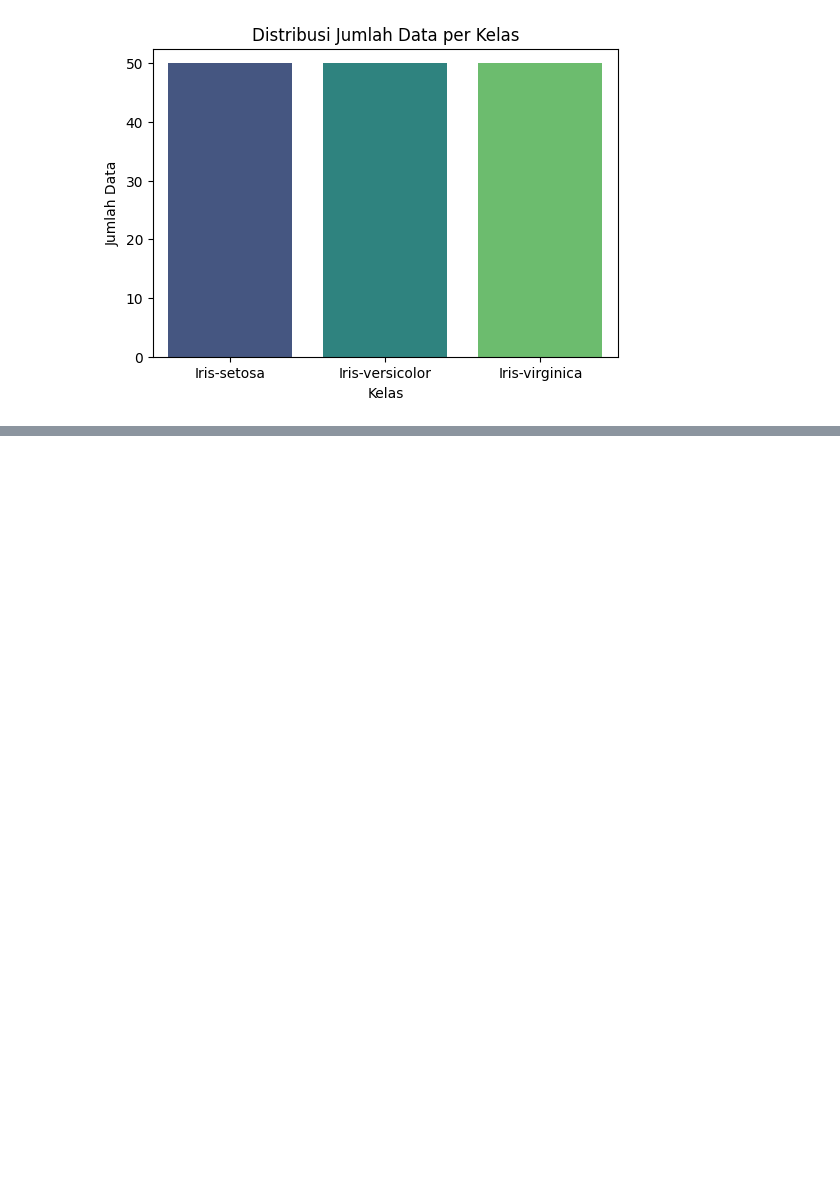
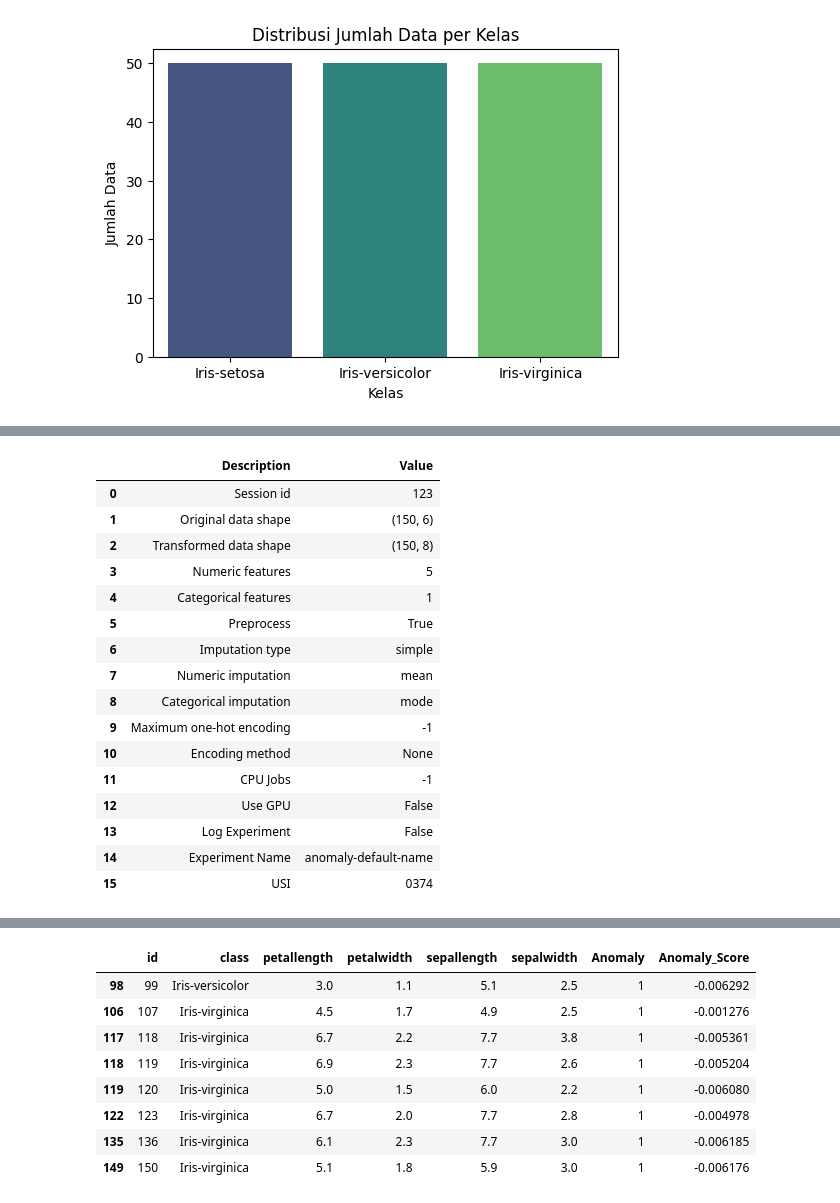
Before and after one commit to AqbilBarakaa/psd, a Jupyter notebook: psd/_build/jupyter_execute/DataUnderstanding.ipynb, the cells around one changed output, grey strips where cells are left out. Cells and saved outputs as stored; diff of their text form; code cells hidden in the pictures; blank space fills up the shorter version.

```diff
--- a/psd/_build/jupyter_execute/DataUnderstanding.ipynb
+++ b/psd/_build/jupyter_execute/DataUnderstanding.ipynb
@@ -351,0 +361,18 @@ Passing `palette` without assigning `hue` is deprecated and will be removed in v
+# %%
+import pandas as pd
+
+# baca dataset dari CSV
+dataset = pd.read_csv("data_gabungan_iris.csv")
+
+# copy ke variabel data
+data = dataset.copy()
+
+# cek missing value
+loss = data.isnull().sum()
+
+# hasil
+result = pd.DataFrame({
+    'Column': loss.index,
+    'MissingCount': loss.values
+})
+print(result)
@@ -357,0 +489,31 @@ Verifikasi kualitas data mencakup beberapa aspek, yaitu:
+# %%
+# 'dataset' holds the input data for this script
+import pandas as pd
+from pycaret.anomaly import *
+
+data = dataset.copy()
+
+abod_data = setup(data, session_id=123)
+
+abod = create_model('abod')
+abod_predictions = assign_model(abod)
+anomali_only = abod_predictions[abod_predictions['Anomaly'] == 1]
+anomali_only
+# %% [output]
+|  | Description | Value |
+| 0 | Session id | 123 |
+| 1 | Original data shape | (150, 6) |
+| 2 | Transformed data shape | (150, 8) |
+| 3 | Numeric features | 5 |
+| 4 | Categorical features | 1 |
+| 5 | Preprocess | True |
+| 6 | Imputation type | simple |
+| 7 | Numeric imputation | mean |
+| 8 | Categorical imputation | mode |
+| 9 | Maximum one-hot encoding | -1 |
+| 10 | Encoding method | None |
+| 11 | CPU Jobs | -1 |
+| 12 | Use GPU | False |
+| 13 | Log Experiment | False |
+| 14 | Experiment Name | anomaly-default-name |
+| 15 | USI | 0374 |
@@ -357,0 +523,9 @@ Verifikasi kualitas data mencakup beberapa aspek, yaitu:
+|  | id | class | petallength | petalwidth | sepallength | sepalwidth | Anomaly | Anomaly_Score |
+| 98 | 99 | Iris-versicolor | 3.0 | 1.1 | 5.1 | 2.5 | 1 | -0.006292 |
+| 106 | 107 | Iris-virginica | 4.5 | 1.7 | 4.9 | 2.5 | 1 | -0.001276 |
+| 117 | 118 | Iris-virginica | 6.7 | 2.2 | 7.7 | 3.8 | 1 | -0.005361 |
+| 118 | 119 | Iris-virginica | 6.9 | 2.3 | 7.7 | 2.6 | 1 | -0.005204 |
+| 119 | 120 | Iris-virginica | 5.0 | 1.5 | 6.0 | 2.2 | 1 | -0.006080 |
+| 122 | 123 | Iris-virginica | 6.7 | 2.0 | 7.7 | 2.8 | 1 | -0.004978 |
+| 135 | 136 | Iris-virginica | 6.1 | 2.3 | 7.7 | 3.0 | 1 | -0.006185 |
+| 149 | 150 | Iris-virginica | 5.1 | 1.8 | 5.9 | 3.0 | 1 | -0.006176 |
```
Also changed, not shown: parts of 14 cells of this notebook, 42 other files.
